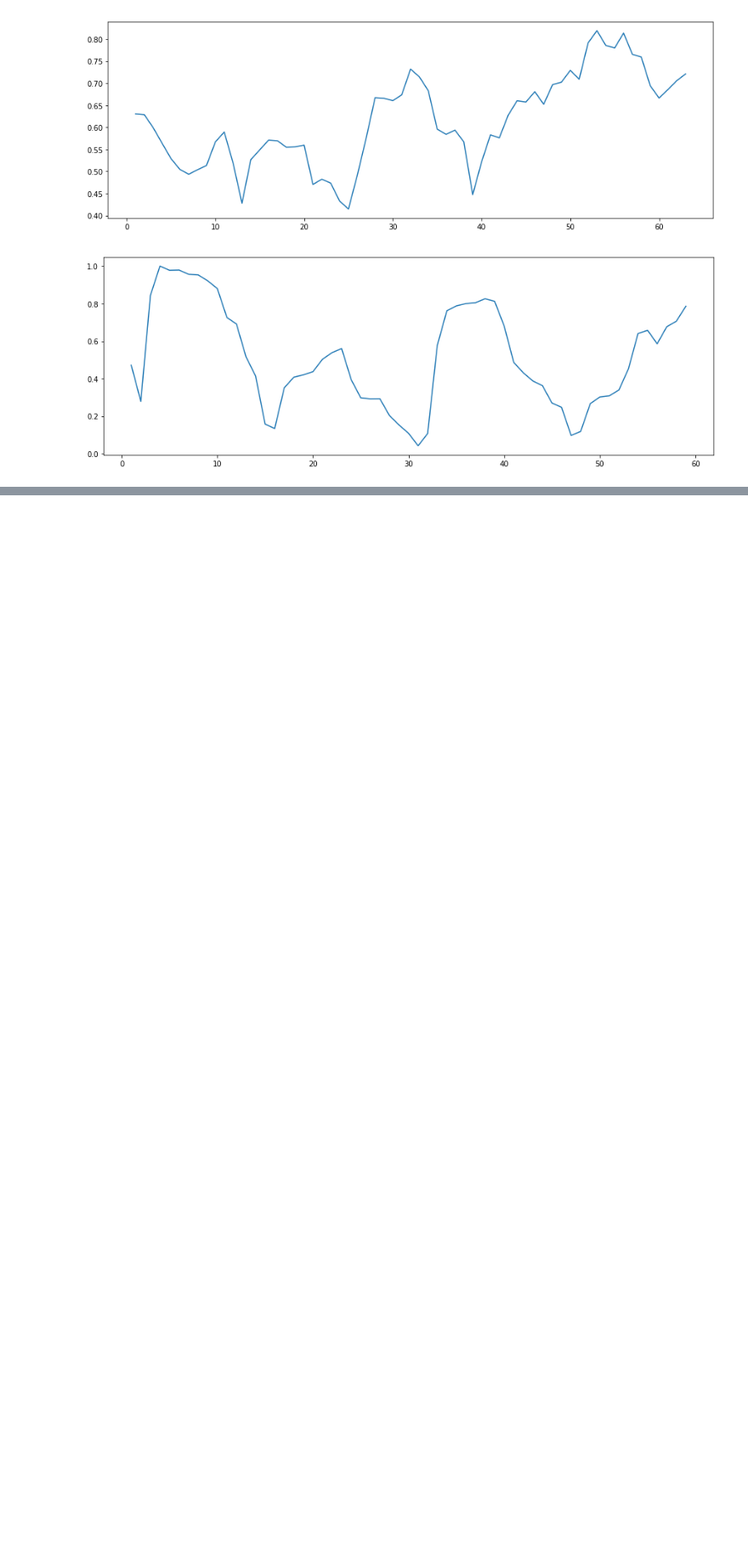
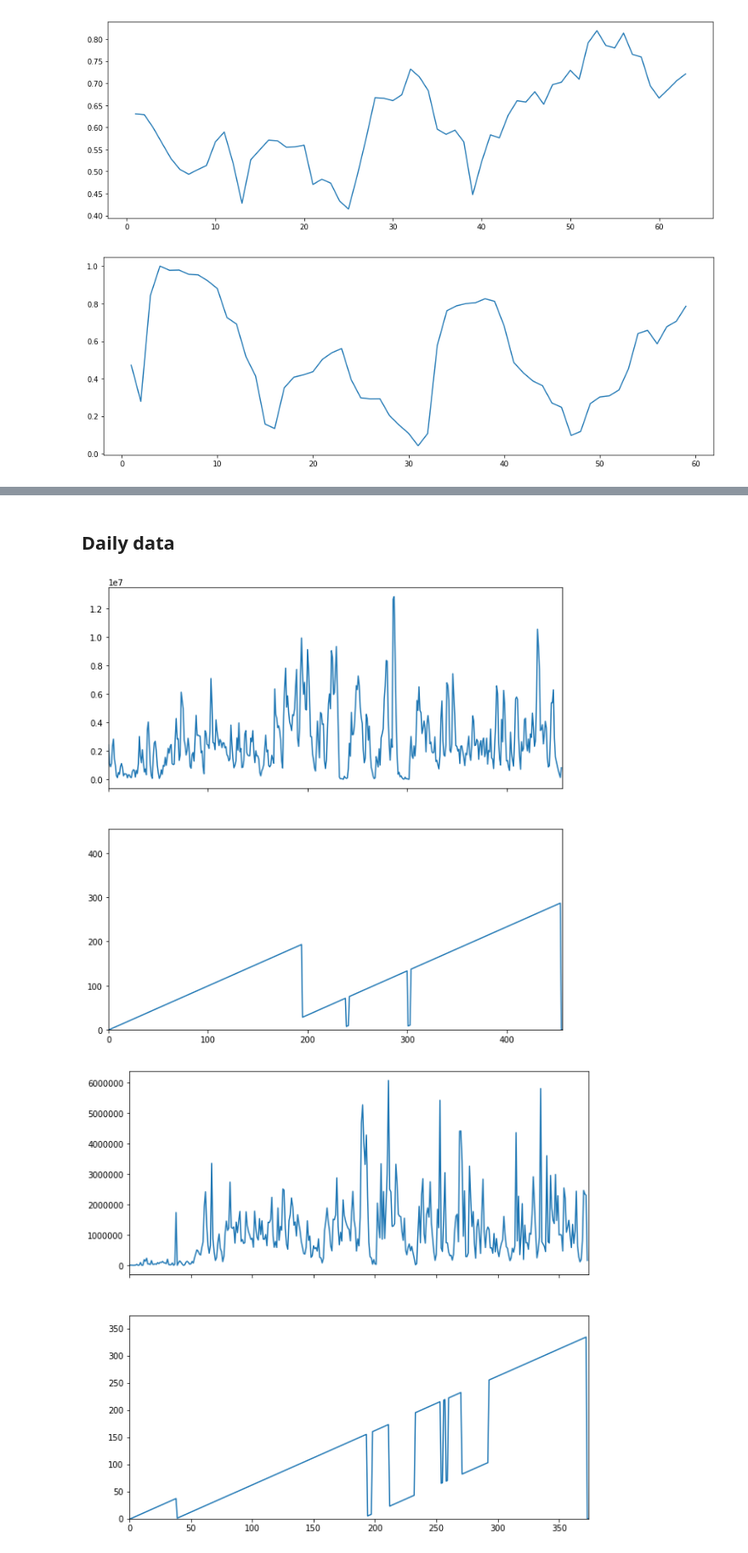
Before and after one commit to PegushinML/BCOD_Thesis, a Jupyter notebook: data/sberbank/transactions/Top 5 clients.ipynb, the cells around one changed output, grey strips where cells are left out. Shown at 85% size. Saved outputs shown, nothing was run; the diff lists cells and outputs as text; code cells hidden in the pictures; blank space fills up the shorter version.

```diff
--- a/sberbank/transactions/Top 5 clients.ipynb
+++ b/data/sberbank/transactions/Top 5 clients.ipynb
@@ -254,0 +361,23 @@ plt.show()
+# %%
+def BOCA_analysis(data):
+    data.values.transpose()[0]
+
+    algo = BCOIAlgorithm(data.values.transpose()[0])
+    res = algo.predict()
+
+    fig, (ax1, ax2) = plt.subplots(2, 1, figsize=(10,10), sharex=True)
+    ax1.set_xlim(0, len(data))
+    ax2.set_ylim(0, len(data))
+    ax1.plot(range(0,len(data)), data)
+    ax2.plot(range(0,len(data) + 1), res)
+# %% [markdown]
+## Daily data
+# %%
+BOCA_analysis(daily_data1)
+BOCA_analysis(daily_data2)
+BOCA_analysis(daily_data3)
+BOCA_analysis(daily_data4)
+BOCA_analysis(daily_data5)
+# %% [output]
+[figure, added]
+[figure, added]
```
Also changed, not shown: parts of 6 cells of this notebook, 15 other files.
